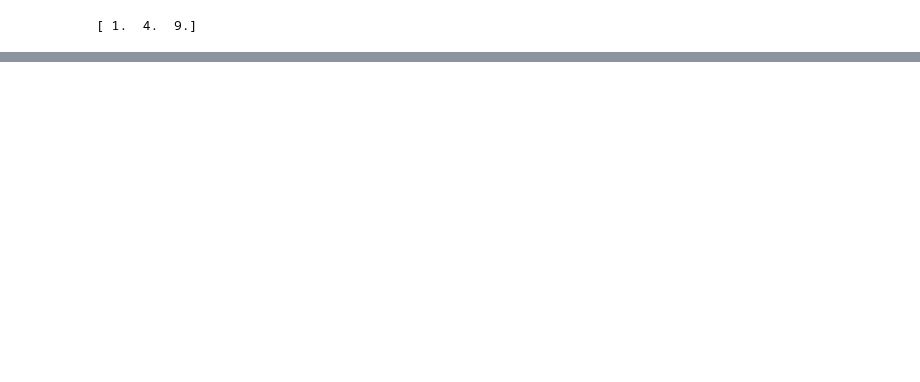
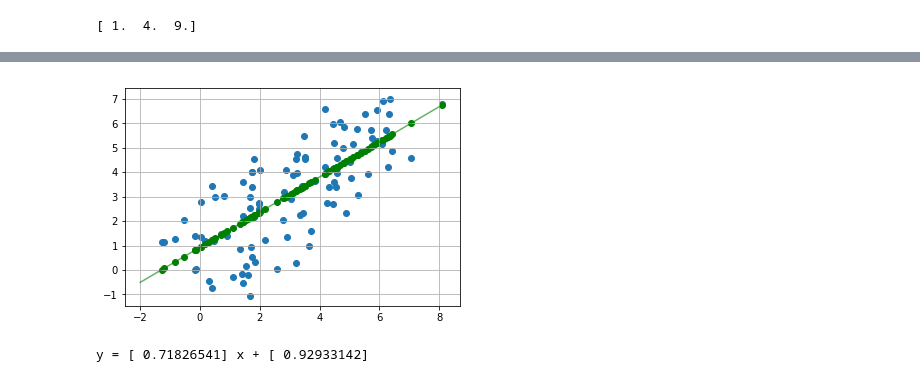
Before and after one commit to KiranArun/tensorflow, a Jupyter notebook: notebooks/tensorflow_playing.ipynb, the cells around one changed output, grey strips where cells are left out. Saved outputs shown, nothing was run; the diff lists cells and outputs as text; code cells hidden in the pictures; blank space fills up the shorter version.

```diff
--- a/notebooks/tensorflow_playing.ipynb
+++ b/notebooks/tensorflow_playing.ipynb
@@ -162,3 +133,73 @@ AttributeError: 'module' object has no attribute 'global_variables_initializer'
+# %%
+# number of of points on the graph
+num_examples = 100
+
+# make arrays x and y with random noise added to them
+# with the x values from 0-6 and y values form 4-16 without noise
+X = np.array([np.linspace(0, 6, num_examples), np.linspace(0, 6, num_examples)])
+X += np.random.randn(2, num_examples)
+x, y = X
+
+# create array with shape 2 by a with first value equaling 1
+# these are basically the m and c from y = mx+ c
+x_with_bias = np.array([(1., a) for a in x]).astype(np.float32)
+
+# create loss tracker and set  parameters
+losses = []
+training_steps = 5000
+learning_rate = 0.001
+
+# start session
+with tf.Session() as sess:
+
+    # set tensorflow values using variable from before
+    # input is the x values to be put into the equation
+    # target is the y values in the equation
+    input = tf.constant(x_with_bias)
+    target = tf.constant(np.transpose([y]).astype(np.float32))
+
+    # weights are set random at first in a 1 by 2 array
+    weights = tf.Variable(tf.random_normal([2, 1], 0, 0.1))
+
+    # initialize variables
+    tf.global_variables_initializer().run()
+
+    # yhat is the output of function mx + c by multiplying the matrices input(1's and x values) and weights(m and c)
+    yhat = tf.matmul(input, weights)
+    # find error by subtracting target from output of equation
+    yerror = tf.subtract(yhat, target)
+    # to minimize L2 loss. This is the sum of all the squared errors.
+    # it effects larger errors a lot more than small errors
+    loss = tf.nn.l2_loss(yerror)
+
+    # using gradient descent to update weights, weights += grads * learning_rate
+    # using the partial derivative of the loss to decrease the error
+    # by finding which direction to move the weights
+    update_weights = tf.train.GradientDescentOptimizer(learning_rate).minimize(loss)
+
+    # loop number of training steps and run update weights
+    for _ in range(training_steps):
+        update_weights.run()
+        # append to losses array
+        losses.append(loss.eval())
+
+    # get final values from the session
+    betas = weights.eval()
+    yhat = yhat.eval()
+
+# plot the random points
+plt.scatter(x, y)
+# plot the random x values with the new y values
+plt.scatter(x, np.transpose(yhat)[0], c="g")
+# set line x range and plot the line
+line_x_range = (-2, 8)
+plt.plot(line_x_range, [betas[0] + a * betas[1] for a in line_x_range], "g", alpha=0.6)
+plt.grid(True)
+plt.show()
+print 'y =',betas[1],'x +',betas[0]
+# %% [output]
+[figure, added]
+y = [ 0.71826541] x + [ 0.92933142]
 # %%
 import numpy as np
 import tensorflow as tf
```
Also changed, not shown: parts of 10 cells of this notebook.
